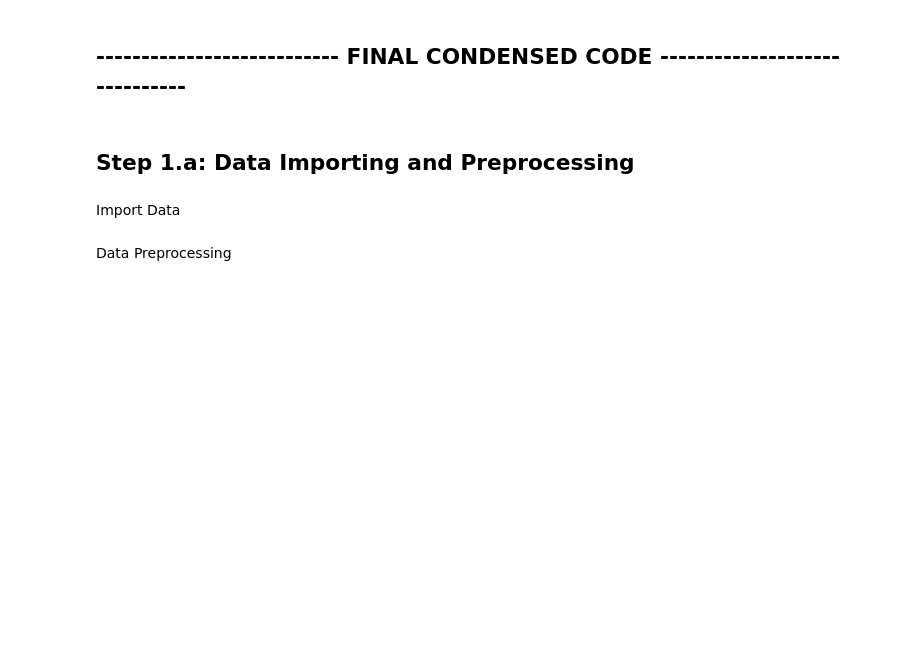
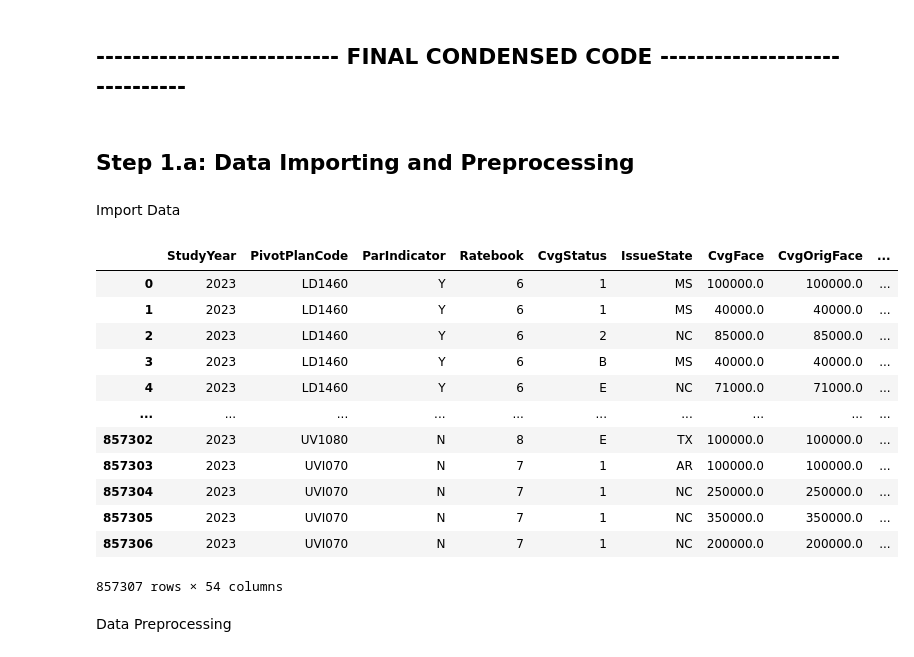
Before and after one commit to Neural-Nerd-OG/Mortality, a Jupyter notebook: Final_Mort_Prob_MLM.ipynb, the cells around one changed output. Cells and saved outputs as stored; diff of their text form; code cells hidden in the pictures; blank space fills up the shorter version.

```diff
--- a/Final_Mort_Prob_MLM.ipynb
+++ b/Final_Mort_Prob_MLM.ipynb
@@ -29,6 +24,23 @@ Import Data
 
 # Path for Laptop
 data = pd.read_csv(r'C:\Users\oakle\Documents\School work\Math\Senior Project\Mort2023.csv')
+# %%
+# print starting data
+data
+# %% [output]
+|  | StudyYear | PivotPlanCode | ParIndicator | Ratebook | CvgStatus | IssueState | CvgFace | CvgOrigFace | ... |
+| 0 | 2023 | LD1460 | Y | 6 | 1 | MS | 100000.0 | 100000.0 | ... |
+| 1 | 2023 | LD1460 | Y | 6 | 1 | MS | 40000.0 | 40000.0 | ... |
+| 2 | 2023 | LD1460 | Y | 6 | 2 | NC | 85000.0 | 85000.0 | ... |
+| 3 | 2023 | LD1460 | Y | 6 | B | MS | 40000.0 | 40000.0 | ... |
+| 4 | 2023 | LD1460 | Y | 6 | E | NC | 71000.0 | 71000.0 | ... |
+| ... | ... | ... | ... | ... | ... | ... | ... | ... | ... |
+| 857302 | 2023 | UV1080 | N | 8 | E | TX | 100000.0 | 100000.0 | ... |
+| 857303 | 2023 | UVI070 | N | 7 | 1 | AR | 100000.0 | 100000.0 | ... |
+| 857304 | 2023 | UVI070 | N | 7 | 1 | NC | 250000.0 | 250000.0 | ... |
+| 857305 | 2023 | UVI070 | N | 7 | 1 | NC | 350000.0 | 350000.0 | ... |
+| 857306 | 2023 | UVI070 | N | 7 | 1 | NC | 200000.0 | 200000.0 | ... |
+857307 rows × 54 columns
 # %% [markdown]
 Data Preprocessing
 # %%
```
Also changed, not shown: parts of 14 cells of this notebook, 1 other file.
